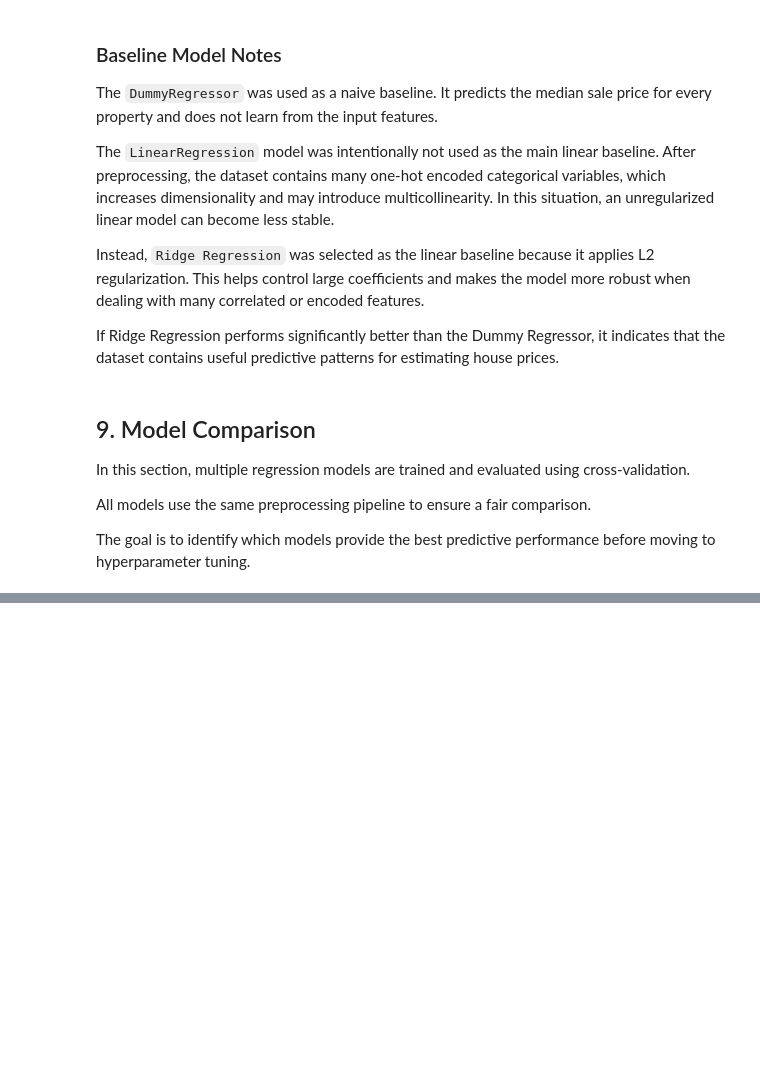
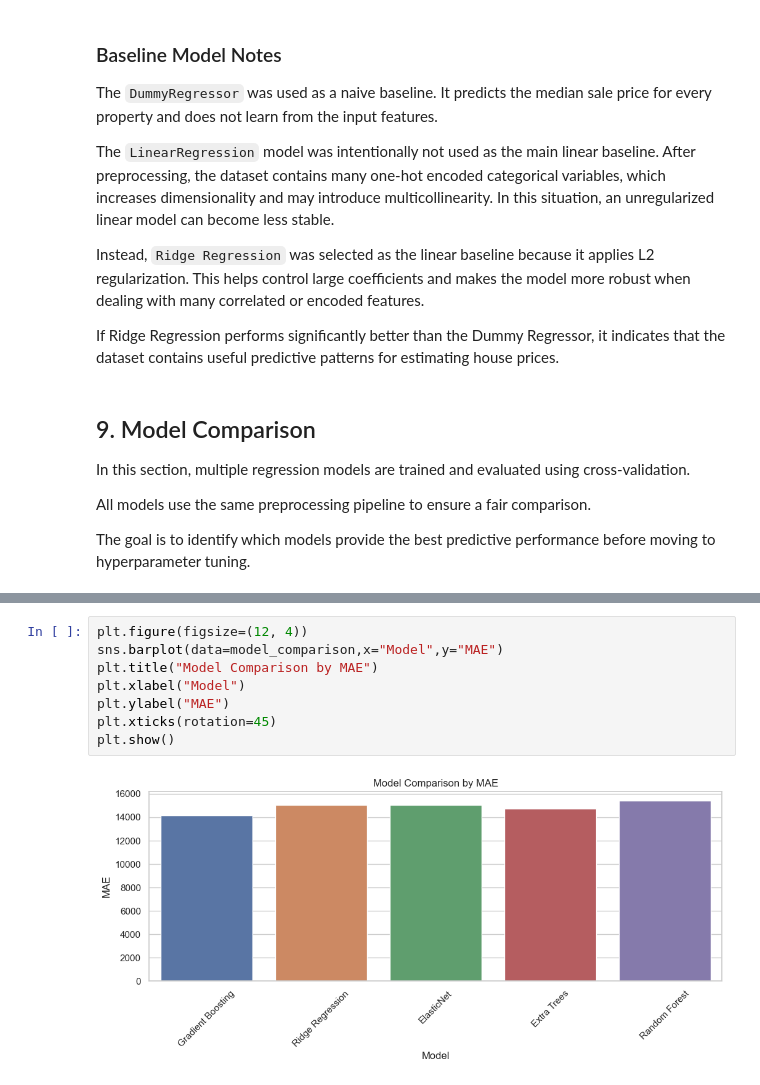
Before and after one commit to sanches-davi/ames-housing-price-prediction, a Jupyter notebook: notebooks/2. Modelling.ipynb, the cells around one changed output, grey strips where cells are left out. Cells and saved outputs as stored; diff of their text form; blank space fills up the shorter version.

```diff
--- a/notebooks/2. Modelling.ipynb
+++ b/notebooks/2. Modelling.ipynb
@@ -522,0 +602,10 @@ The goal is to identify which models provide the best predictive performance bef
+# %%
+plt.figure(figsize=(12, 4))
+sns.barplot(data=model_comparison,x="Model",y="MAE")
+plt.title("Model Comparison by MAE")
+plt.xlabel("Model")
+plt.ylabel("MAE")
+plt.xticks(rotation=45)
+plt.show()
+# %% [output]
+[figure, added]
```
Also changed, not shown: parts of 49 cells of this notebook.
